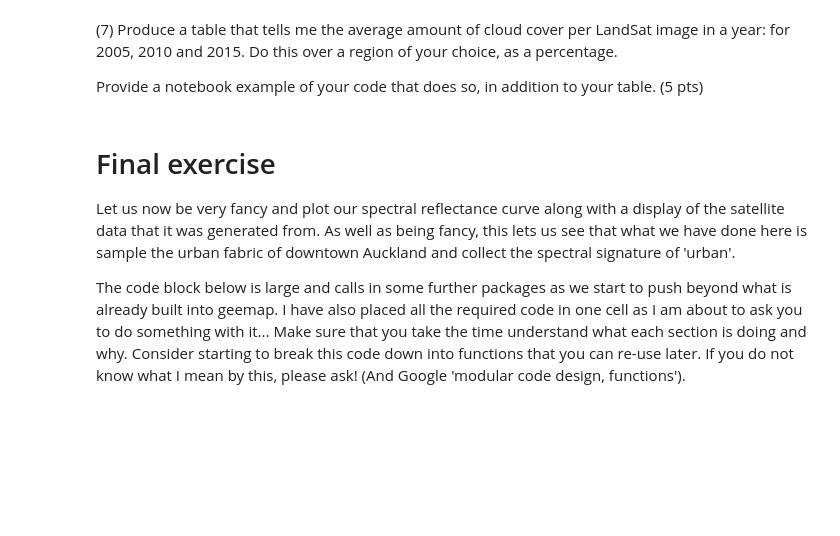
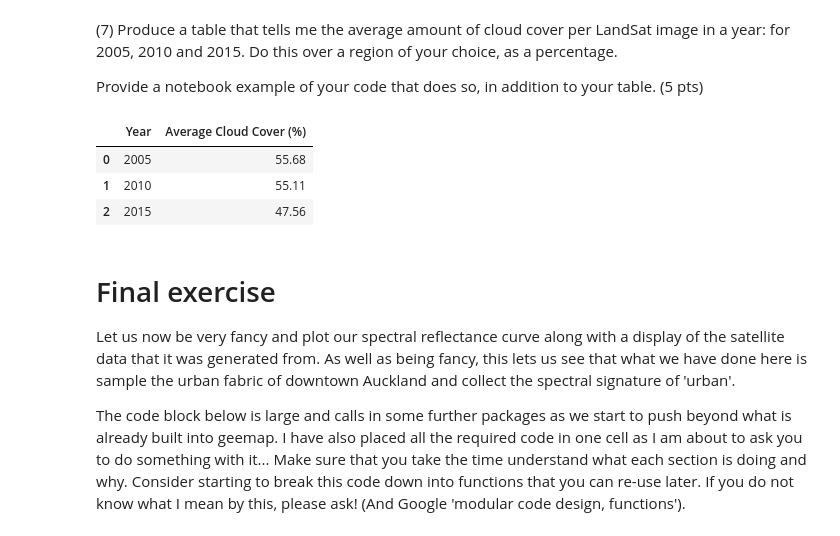
Before and after one commit to jsmarshall1/SatelliteDataAI-UOA, a Jupyter notebook: Lab-Notebooks/761_Lab1.ipynb, the cells around one changed output. Cells and saved outputs as stored; diff of their text form; code cells hidden in the pictures; blank space fills up the shorter version.

```diff
--- a/Lab-Notebooks/761_Lab1.ipynb
+++ b/Lab-Notebooks/761_Lab1.ipynb
@@ -256,6 +274,68 @@ Map(center=[-36.8485, 174.7633], controls=(WidgetControl(options=['position', 't
 (7) Produce a table that tells me the average amount of cloud cover per LandSat image in a year: for 2005, 2010 and 2015. Do this over a region of your choice, as a percentage.
 
 Provide a notebook example of your code that does so, in addition to your table. (5 pts)
+# %%
+point_q7 = ee.Geometry.Point([174.7662, -36.7801]) #approx location of lake pupuke
+region_q7 = point_q7.buffer(500).bounds()
+
+years = [2005, 2010, 2015]
+
+def calculate_image_cloud_percentage(image):
+    qa = image.select('QA_PIXEL')
+    cloud_mask_for_counting = qa.bitwiseAnd(1 << 3).Or(qa.bitwiseAnd(1 << 4))
+
+
+    total_pixels_count_dict = image.select('SR_B3').reduceRegion(
+        reducer=ee.Reducer.count(),
+        geometry=region_q7,
+        scale=30,
+        maxPixels=1e9
+    )
+
+    cloud_pixels_count_dict = image.select('SR_B3').updateMask(cloud_mask_for_counting).reduceRegion( #pixel count for cloud (b3) and no cloud (b4)
+        reducer=ee.Reducer.count(),
+        geometry=region_q7,
+        scale=30,
+        maxPixels=1e9
+    )
+
+    total_pixels = ee.Number(total_pixels_count_dict.get('SR_B3'))
+    cloud_pixels = ee.Number(cloud_pixels_count_dict.get('SR_B3'))
+
+    cloud_percentage = ee.Algorithms.If(
+        total_pixels.gt(0),
+        cloud_pixels.divide(total_pixels).multiply(100),
+        0
+    )
+    return ee.Feature(None, {'cloud_cover_percentage': cloud_percentage})
+
+cloud_cover_results = []
+
+for year in years:
+    collection = ee.ImageCollection("LANDSAT/LE07/C02/T1_L2") \
+        .filterBounds(region_q7) \
+        .filterDate(f'{year}-01-01', f'{year}-12-31')
+
+    cloud_percentages_list = collection.map(calculate_image_cloud_percentage).aggregate_array('cloud_cover_percentage').getInfo()
+
+    if cloud_percentages_list:
+        average_cloud_cover = sum(cloud_percentages_list) / len(cloud_percentages_list)
+    else:
+        average_cloud_cover = 0.0
+
+    cloud_cover_results.append({
+        'Year': year,
+        'Average Cloud Cover (%)': round(average_cloud_cover, 2)
+    })
+
+import pandas as pd #library to make the table
+cloud_cover_df = pd.DataFrame(cloud_cover_results)
+display(cloud_cover_df)
+# %% [output]
+|  | Year | Average Cloud Cover (%) |
+| 0 | 2005 | 55.68 |
+| 1 | 2010 | 55.11 |
+| 2 | 2015 | 47.56 |
 # %% [markdown]
 # Final exercise
 Let us now be very fancy and plot our spectral reflectance curve along with a display of the satellite data that it was generated from. As well as being fancy, this lets us see that what we have done here is sample the urban fabric of downtown Auckland and collect the spectral signature of 'urban'.
```
Also changed, not shown: parts of 9 cells of this notebook.
